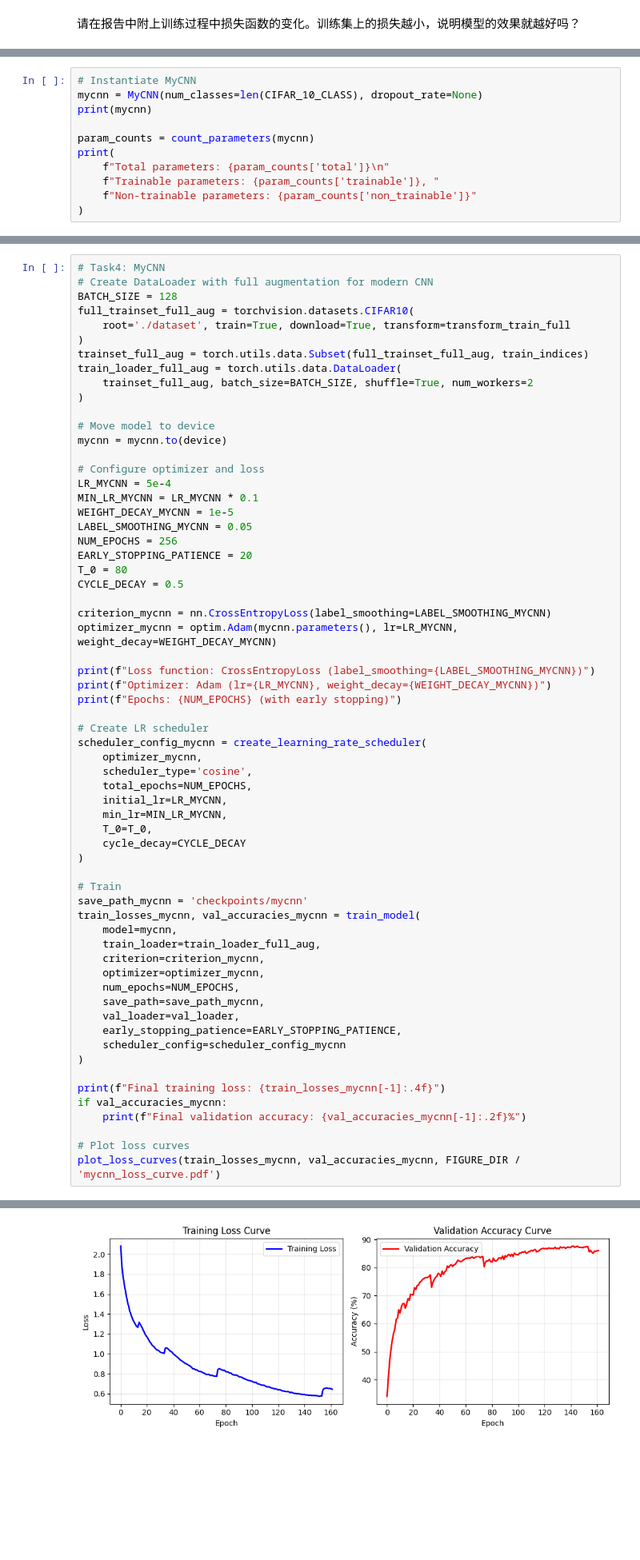
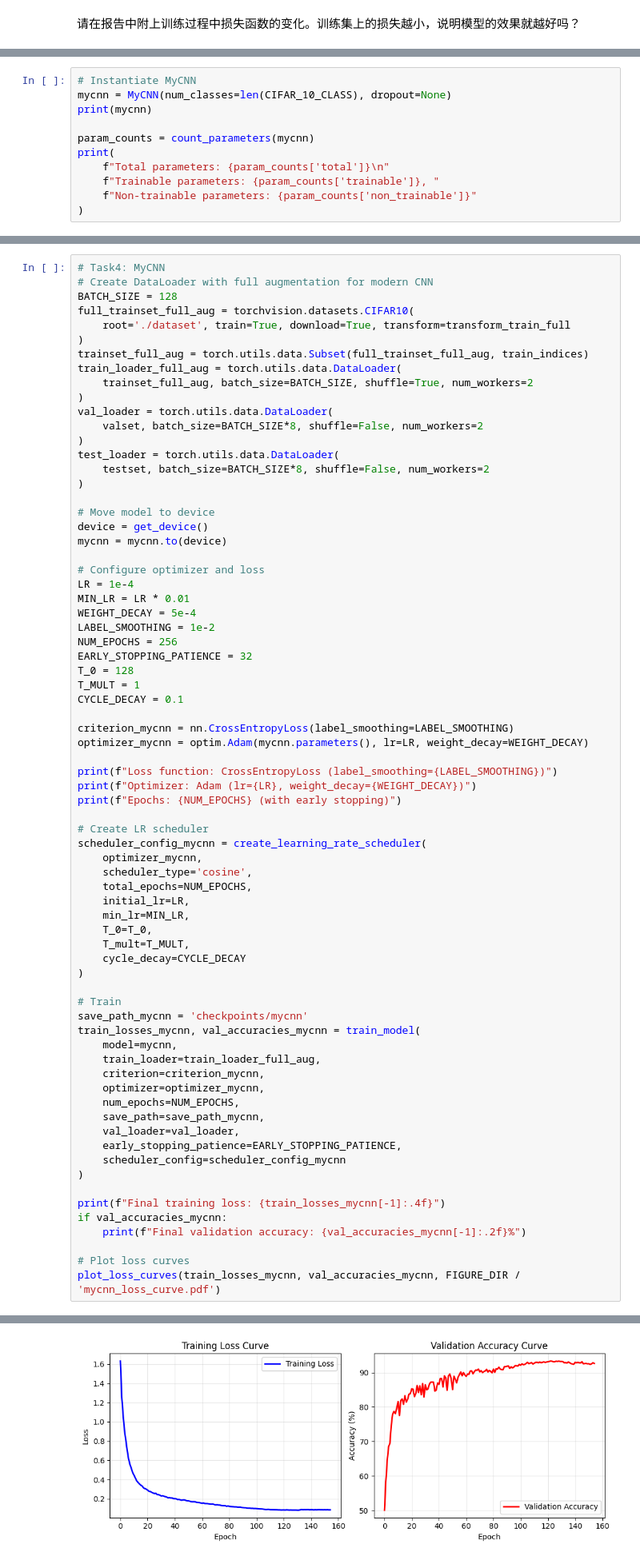
Before and after one commit to Snivallus/Introduction-to-AI-Project-01, a Jupyter notebook: project.ipynb, the cells around one changed output, grey strips where cells are left out. Shown at 80% size. Cells and saved outputs as stored; diff of their text form; blank space fills up the shorter version.

```diff
--- a/project.ipynb
+++ b/project.ipynb
@@ -854,7 +793,7 @@ Best Hyperparameter Combination (by test accuracy):
 查阅资料（参考：[动手学深度学习](https://zh.d2l.ai/chapter_convolutional-modern/index.html)以及[`torchvision`的模型源码](https://github.com/pytorch/vision/tree/main/torchvision/models)），修改`2. 定义用于分类的网络结构`中的代码，实现一种现代卷积神经网络。与最基础的LeNet相比，你实现的神经网络在性能、训练时间上有何差异？
 # %%
 # Instantiate MyCNN
-mycnn = MyCNN(num_classes=len(CIFAR_10_CLASS), dropout_rate=None)
+mycnn = MyCNN(num_classes=len(CIFAR_10_CLASS), dropout=None)
 print(mycnn)
 
 param_counts = count_parameters(mycnn)
@@ -892,25 +831,33 @@ trainset_full_aug = torch.utils.data.Subset(full_trainset_full_aug, train_indice
 train_loader_full_aug = torch.utils.data.DataLoader(
     trainset_full_aug, batch_size=BATCH_SIZE, shuffle=True, num_workers=2
 )
+val_loader = torch.utils.data.DataLoader(
+    valset, batch_size=BATCH_SIZE*8, shuffle=False, num_workers=2
+)
+test_loader = torch.utils.data.DataLoader(
+    testset, batch_size=BATCH_SIZE*8, shuffle=False, num_workers=2
+)
 
 # Move model to device
+device = get_device()
 mycnn = mycnn.to(device)
 
 # Configure optimizer and loss
-LR_MYCNN = 5e-4
-MIN_LR_MYCNN = LR_MYCNN * 0.1
-WEIGHT_DECAY_MYCNN = 1e-5
-LABEL_SMOOTHING_MYCNN = 0.05
+LR = 1e-4
+MIN_LR = LR * 0.01
+WEIGHT_DECAY = 5e-4
+LABEL_SMOOTHING = 1e-2
 NUM_EPOCHS = 256
-EARLY_STOPPING_PATIENCE = 20
-T_0 = 80
-CYCLE_DECAY = 0.5
+EARLY_STOPPING_PATIENCE = 32
+T_0 = 128
+T_MULT = 1
+CYCLE_DECAY = 0.1
 
-criterion_mycnn = nn.CrossEntropyLoss(label_smoothing=LABEL_SMOOTHING_MYCNN)
-optimizer_mycnn = optim.Adam(mycnn.parameters(), lr=LR_MYCNN, weight_decay=WEIGHT_DECAY_MYCNN)
+criterion_mycnn = nn.CrossEntropyLoss(label_smoothing=LABEL_SMOOTHING)
+optimizer_mycnn = optim.Adam(mycnn.parameters(), lr=LR, weight_decay=WEIGHT_DECAY)
 
-print(f"Loss function: CrossEntropyLoss (label_smoothing={LABEL_SMOOTHING_MYCNN})")
-print(f"Optimizer: Adam (lr={LR_MYCNN}, weight_decay={WEIGHT_DECAY_MYCNN})")
+print(f"Loss function: CrossEntropyLoss (label_smoothing={LABEL_SMOOTHING})")
+print(f"Optimizer: Adam (lr={LR}, weight_decay={WEIGHT_DECAY})")
 print(f"Epochs: {NUM_EPOCHS} (with early stopping)")
 
 # Create LR scheduler
@@ -918,9 +865,10 @@ scheduler_config_mycnn = create_learning_rate_scheduler(
     optimizer_mycnn,
     scheduler_type='cosine',
     total_epochs=NUM_EPOCHS,
-    initial_lr=LR_MYCNN,
-    min_lr=MIN_LR_MYCNN,
+    initial_lr=LR,
+    min_lr=MIN_LR,
     T_0=T_0,
+    T_mult=T_MULT,
     cycle_decay=CYCLE_DECAY
 )
 
@@ -965,2 +913,2 @@ Final validation accuracy: 86.08%
-[figure, old version]
+[figure, new version]
 Loss curve saved to figures/mycnn_loss_curve.pdf
```
Also changed, not shown: parts of 20 cells of this notebook, 19 other files.
